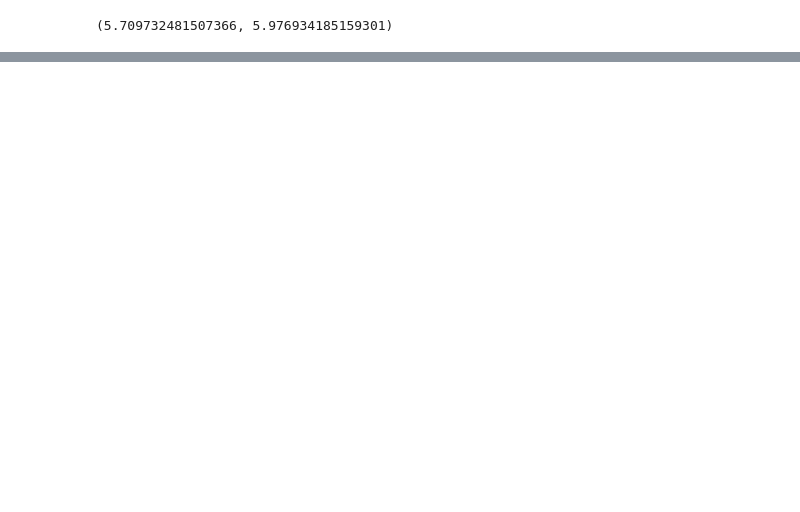
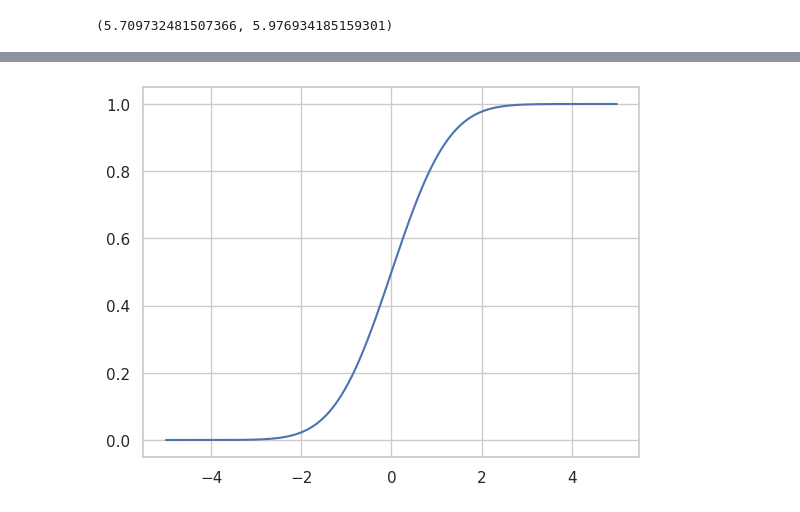
Before and after one commit to rapp2043/Statistics-For-Data-Science, a Jupyter notebook: statistics_for_DS.ipynb, the cells around one changed output, grey strips where cells are left out. Saved outputs shown, nothing was run; the diff lists cells and outputs as text; code cells hidden in the pictures; blank space fills up the shorter version.

```diff
--- a/statistics_for_DS.ipynb
+++ b/statistics_for_DS.ipynb
@@ -243,0 +260,7 @@ sms.DescrStatsW(df3.sepal_length).tconfint_mean()
+# %%
+#Cumulative Density for Normal Distribution
+cdf = stats.norm.cdf(norm1)
+plt.plot(norm1, cdf)
+plt.show()
+# %% [output]
+[figure, added]
```
Also changed, not shown: parts of 6 cells of this notebook.
